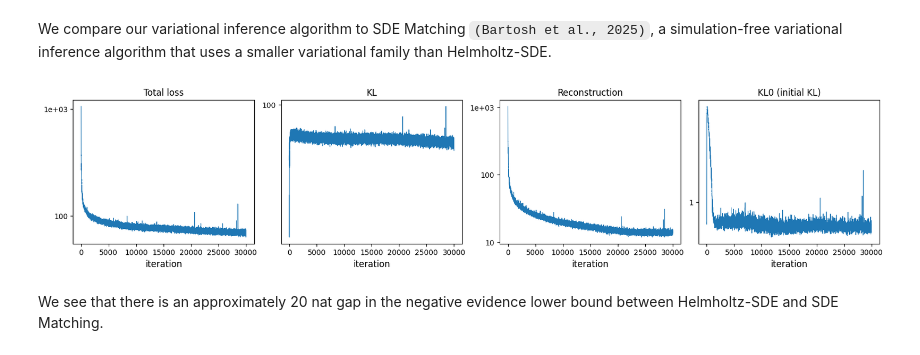
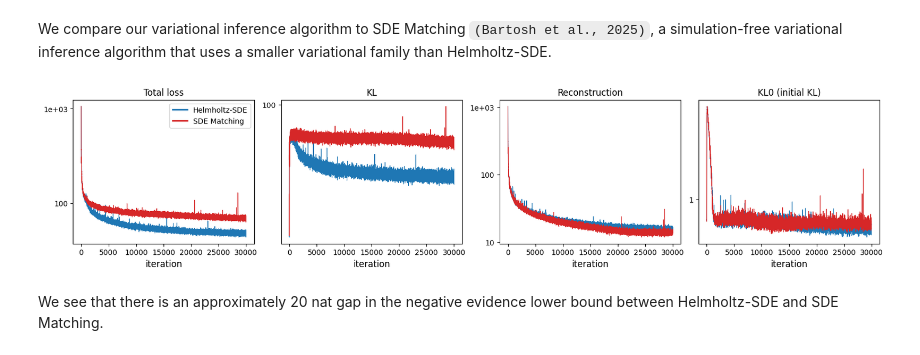
Before and after one commit to lindermanlab/helmholtz-sde, a Jupyter notebook: experiments/lorenz/lorenz_attractor.ipynb, the cells around one changed output. Drawn from its saved outputs; the diff is of its cells as text; code cells hidden in the pictures.

```diff
--- a/experiments/lorenz/lorenz_attractor.ipynb
+++ b/experiments/lorenz/lorenz_attractor.ipynb
@@ -360,11 +354,11 @@ _, metrics_sde_matching = train(
     process_data=partial(process_data_full_kl, t_max=t_max),
 )
 # %%
-# Training loss curves
-fig, axs = plot_losses(metrics_sde_matching)
+# Training loss curves of Helmholtz-SDE and SDE Matching
+fig, axs = plot_losses([metrics, metrics_sde_matching], labels=["Helmholtz-SDE", "SDE Matching"], colors=["tab:blue", "tab:red"])
 plt.show()
 # %% [output]
-[figure, old version]
+[figure, new version]
 # %% [markdown]
 We see that there is an approximately 20 nat gap in the negative evidence lower bound between Helmholtz-SDE and SDE Matching.
 # %% [markdown]
```
Also changed, not shown: parts of 5 cells of this notebook, 5 other files.
